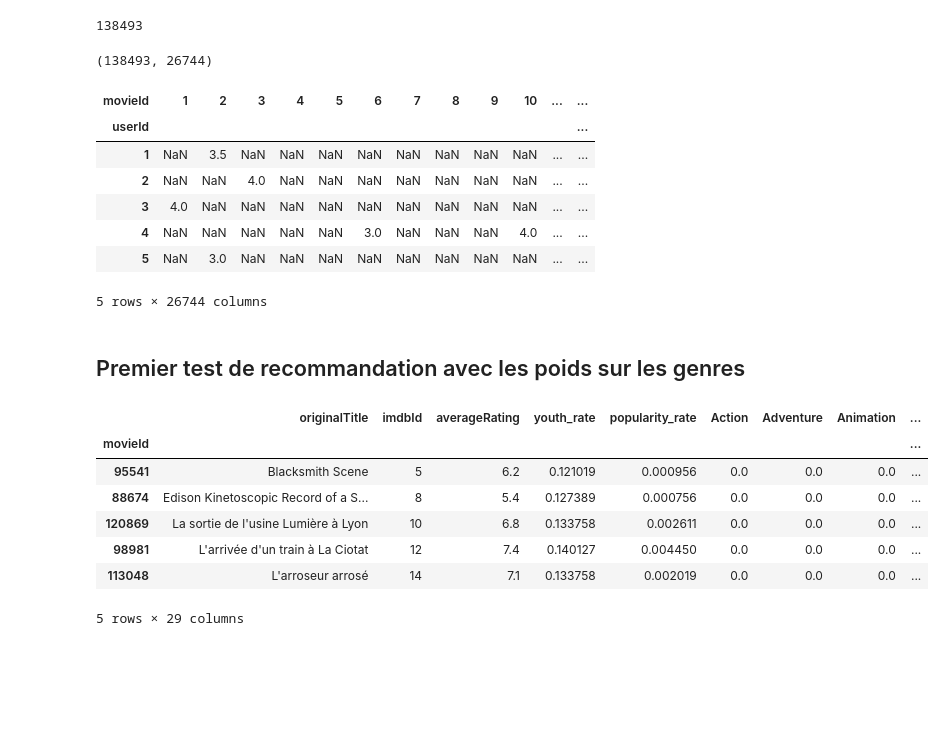
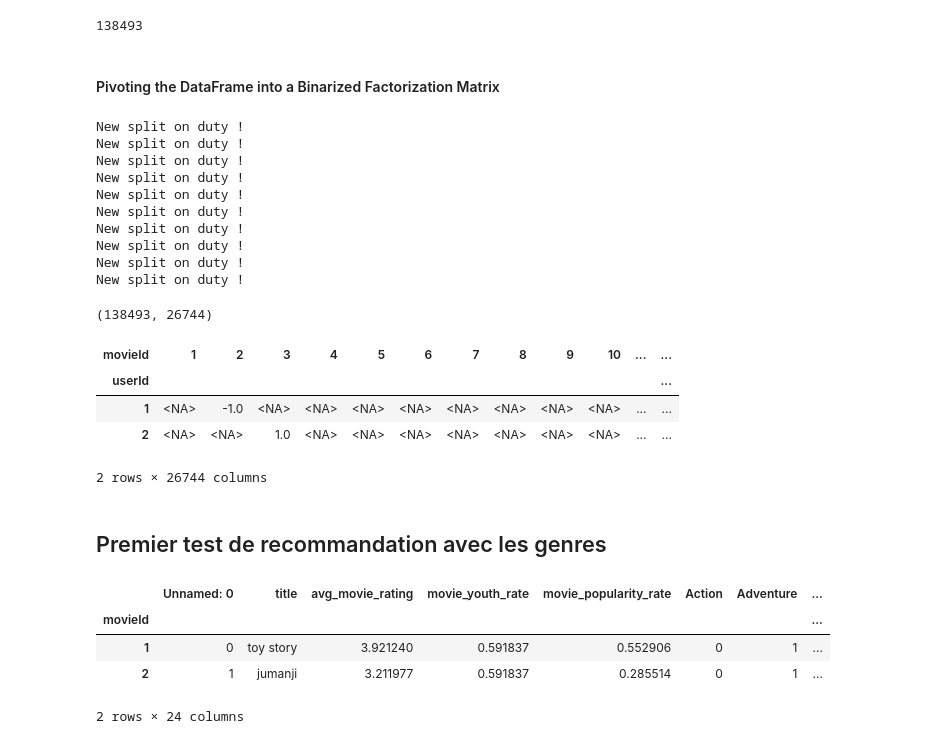
Before and after one commit to jcrigoni/grand_ml_project, a Jupyter notebook: 1_work_on_ratings.ipynb, the cells around one changed output. Saved outputs shown, nothing was run; the diff lists cells and outputs as text; code cells hidden in the pictures; blank space fills up the shorter version.

```diff
--- a/1_work_on_ratings.ipynb
+++ b/1_work_on_ratings.ipynb
@@ -72,6 +51,8 @@ df['movieId'].nunique()
 df['userId'].nunique()
 # %% [output]
 138493
+# %% [markdown]
+#### Pivoting the DataFrame into a Binarized Factorization Matrix
 # %%
 user_splits = np.array_split(df['userId'].unique(), 10)
 
@@ -80,35 +61,41 @@ for split in user_splits:
     df_subset = df[df['userId'].isin(split)]
     df_pivot_subset = pd.pivot_table(df_subset, values='rating', index='userId', columns='movieId')
     df_pivot_list.append(df_pivot_subset)
+    print("New split on duty !")
 
 df_pivot = pd.concat(df_pivot_list)
+# %% [output]
+New split on duty !
+New split on duty !
+New split on duty !
+New split on duty !
+New split on duty !
+New split on duty !
+New split on duty !
+New split on duty !
+New split on duty !
+New split on duty !
 # %%
 df_pivot.shape
 # %% [output]
 (138493, 26744)
 # %%
-df_pivot.head(5)
+df_pivot.head(2)
 # %% [output]
 | movieId | 1 | 2 | 3 | 4 | 5 | 6 | 7 | 8 | 9 | 10 | ... | ... |
 | userId |  |  |  |  |  |  |  |  |  |  |  | ... |
-| 1 | NaN | 3.5 | NaN | NaN | NaN | NaN | NaN | NaN | NaN | NaN | ... | ... |
-| 2 | NaN | NaN | 4.0 | NaN | NaN | NaN | NaN | NaN | NaN | NaN | ... | ... |
-| 3 | 4.0 | NaN | NaN | NaN | NaN | NaN | NaN | NaN | NaN | NaN | ... | ... |
-| 4 | NaN | NaN | NaN | NaN | NaN | 3.0 | NaN | NaN | NaN | 4.0 | ... | ... |
-| 5 | NaN | 3.0 | NaN | NaN | NaN | NaN | NaN | NaN | NaN | NaN | ... | ... |
+| 1 | <NA> | -1.0 | <NA> | <NA> | <NA> | <NA> | <NA> | <NA> | <NA> | <NA> | ... | ... |
+| 2 | <NA> | <NA> | 1.0 | <NA> | <NA> | <NA> | <NA> | <NA> | <NA> | <NA> | ... | ... |
-5 rows × 26744 columns
+2 rows × 26744 columns
 # %% [markdown]
-## Premier test de recommandation avec les poids sur les genres
+## Premier test de recommandation avec les genres
 # %%
-imdb_weighted_encoded = pd.read_csv('output_data\\imdb_weighted_encoded_3.csv')
-imdb_weighted_encoded.set_index('movieId', inplace = True)
-imdb_weighted_encoded.head(5)
+imdb_encoded = pd.read_csv('output_data\\imdb_encoded_3.csv')
+imdb_encoded.set_index('movieId', inplace = True)
+imdb_encoded.head(2)
 # %% [output]
-|  | originalTitle | imdbId | averageRating | youth_rate | popularity_rate | Action | Adventure | Animation | ... |
-| movieId |  |  |  |  |  |  |  |  | ... |
-| 95541 | Blacksmith Scene | 5 | 6.2 | 0.121019 | 0.000956 | 0.0 | 0.0 | 0.0 | ... |
-| 88674 | Edison Kinetoscopic Record of a S... | 8 | 5.4 | 0.127389 | 0.000756 | 0.0 | 0.0 | 0.0 | ... |
-| 120869 | La sortie de l'usine Lumière à Lyon | 10 | 6.8 | 0.133758 | 0.002611 | 0.0 | 0.0 | 0.0 | ... |
-| 98981 | L'arrivée d'un train à La Ciotat | 12 | 7.4 | 0.140127 | 0.004450 | 0.0 | 0.0 | 0.0 | ... |
-| 113048 | L'arroseur arrosé | 14 | 7.1 | 0.133758 | 0.002019 | 0.0 | 0.0 | 0.0 | ... |
+|  | Unnamed: 0 | title | avg_movie_rating | movie_youth_rate | movie_popularity_rate | Action | Adventure | ... |
+| movieId |  |  |  |  |  |  |  | ... |
+| 1 | 0 | toy story | 3.921240 | 0.591837 | 0.552906 | 0 | 1 | ... |
+| 2 | 1 | jumanji | 3.211977 | 0.591837 | 0.285514 | 0 | 1 | ... |
-5 rows × 29 columns
+2 rows × 24 columns
```
Also changed, not shown: parts of 15 cells of this notebook, 1 other file.
